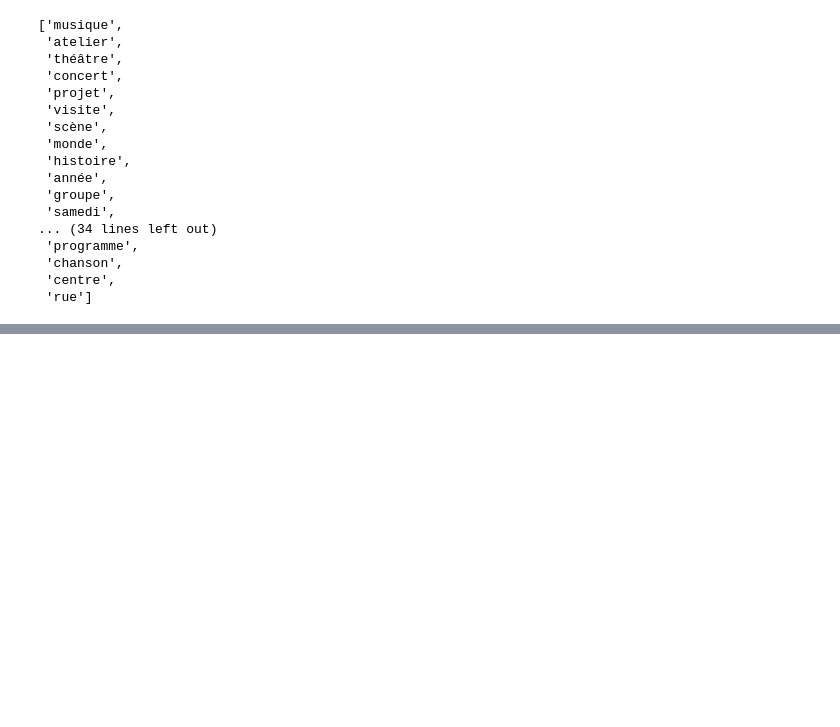
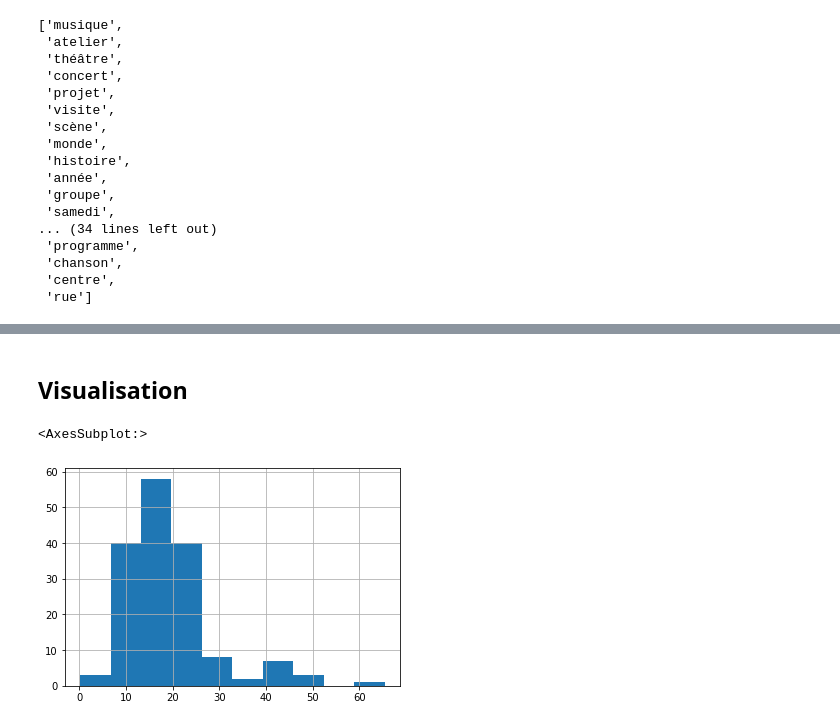
Before and after one commit to GerardTho/CulturalEvents_MapAvailibility, a Jupyter notebook: Project.ipynb, the cells around one changed output, grey strips where cells are left out. Drawn from its saved outputs; the diff is of its cells as text; code cells hidden in the pictures; blank space fills up the shorter version.

Commit message:
First Plots

```diff
--- a/Project.ipynb
+++ b/Project.ipynb
@@ -116,9 +115,9 @@ Naclanga = User("27 Boulevard Thomas Gobert, Palaiseau", date.today())
 # %%
 # Query to extract a specific frame of time, the user desired date
-query = "date_start < " + str(Naclanga.date + timedelta(days=7)) + " AND date_start > "  + str(Naclanga.date)
+query = "date_start < " + str(Naclanga.date + dt.timedelta(days=7)) + " AND date_start > "  + str(Naclanga.date)
 
-# Request. We extract 100 rows, it can be changed up to 1000 rows
-url = "https://data.iledefrance.fr/api/records/1.0/search/?dataset=evenements-publics-cibul&q=&rows=100&q=(" + query + ")&sort=date_start"
+# Request. We can extract up to 1000 rows but it can be time consuming, that's why we restrict the timeframe
+url = "https://data.iledefrance.fr/api/records/1.0/search/?dataset=evenements-publics-cibul&q=&rows=1000&q=(" + query + ")&sort=date_start"
 req = requests.get(url)
 df = pd.json_normalize(req.json()['records'])
 
@@ -149,6 +148,6 @@ df_to_treat
 
 Grâce aux informations contenues dans le tableau et celles fournies par l'utilisateur. On peut calculer la distance géographique entre l'évènement et l'adresse de l'utilisateur
 # %%
-df_to_treat['distance'] = df['latlon'].apply(lambda x: distance.distance(x, Naclanga.latlon))
+df_to_treat['distance'] = df['latlon'].apply(lambda x: distance.distance(x, Naclanga.latlon).km)
 df_to_treat['distance']
 # %% [output]
@@ -222,7 +221,9 @@ def get_timespan(link):
 
     try:
         text = get_text(link)
-        hours = get_hours_regex(text)
+        hours = get_hours_regex(text).split('-')
+        hours[0] = hours[0].replace(" ", "")
+        hours[1] = hours[1].replace(" ", "")
 
     except (urllib.error.HTTPError, IndexError): # If the Event is not correctly setup (error 404) or the event is not accessible (error 403)
         hours = float("NaN")
@@ -251,0 +253,15 @@ Name: opening_hours, Length: 100, dtype: object
+# %%
+def duration(t):
+    ''' '''
+    try:
+        end = dt.datetime.combine(dt.date.fromisoformat(str(t['date_end'])), dt.time.fromisoformat(str(t['opening_hours'][1])))
+        start = dt.datetime.combine(dt.date.fromisoformat(str(t['date_start'])), dt.time.fromisoformat(str(t['opening_hours'][0])))
+
+        return end - start
+
+    except TypeError:
+
+        return float("NaN")
+
+df_to_treat['duration'] = df_to_treat[['opening_hours','date_end', 'date_start']].apply(lambda x: duration(x), axis=1)
+df_to_treat['duration']
@@ -401,0 +417,7 @@ df_to_treat[df_to_treat['tags'].apply(lambda x:x==[])]
+# %% [markdown]
+## Visualisation
+# %%
+df_to_treat['distance'].hist()
+# %% [output]
+<AxesSubplot:>
+[figure, added]
```
Also changed, not shown: parts of 15 cells of this notebook.
